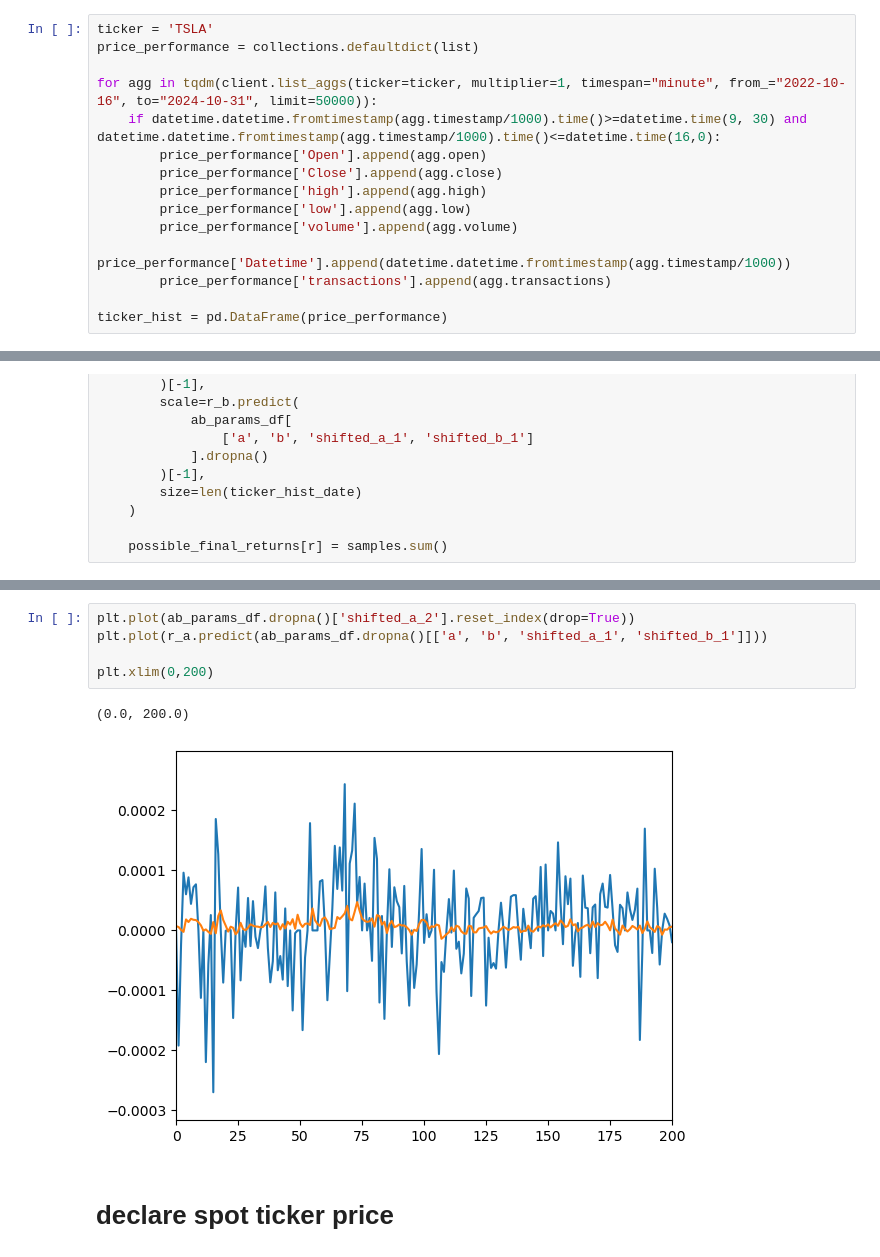
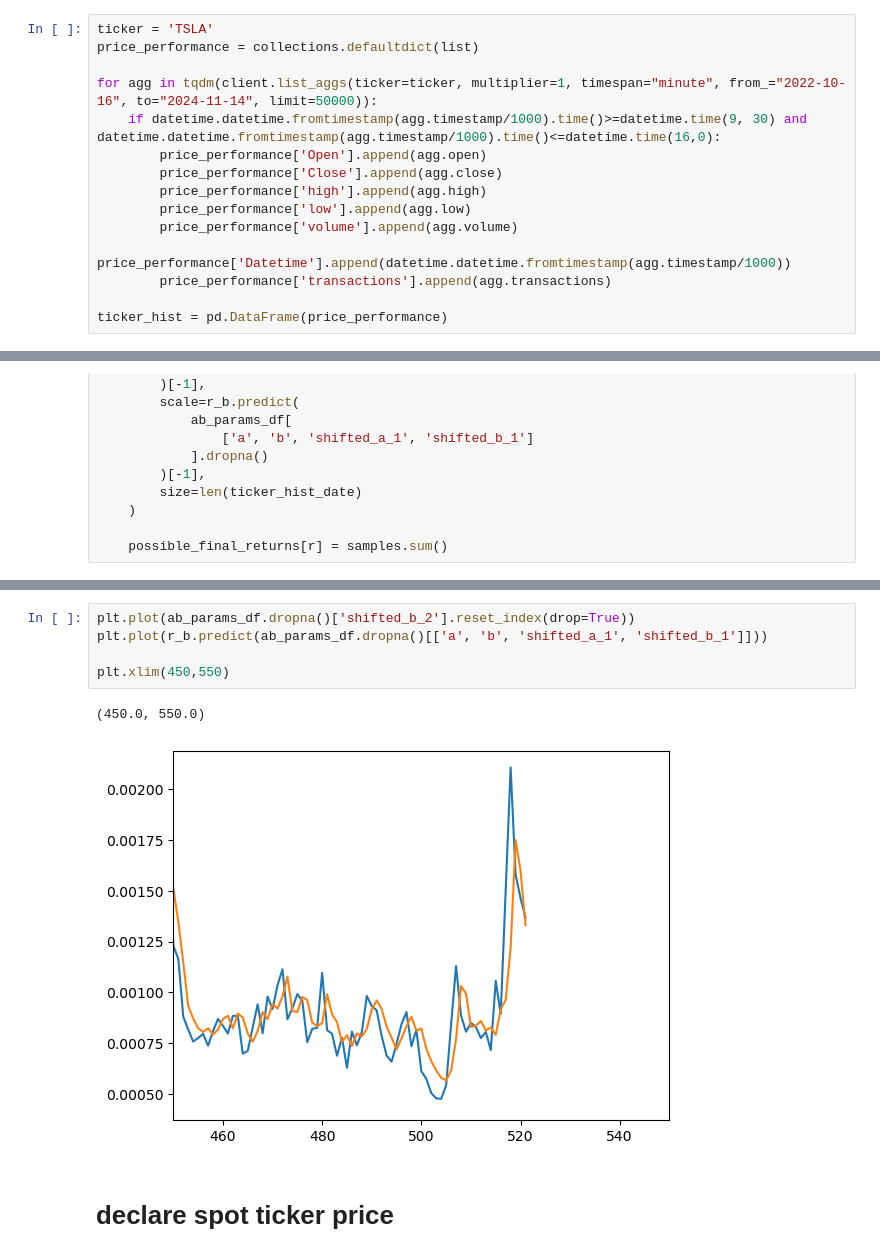
Before and after one commit to sachdved/algo_trading, a Jupyter notebook: TradingDecisions/2024-11-01_tsla_condor_price_minute.ipynb, the cells around one changed output, grey strips where cells are left out. Saved outputs shown, nothing was run; the diff lists cells and outputs as text.

```diff
--- a/TradingDecisions/2024-11-01_tsla_condor_price_minute.ipynb
+++ b/TradingDecisions/2024-11-01_tsla_condor_price_minute.ipynb
@@ -45,7 +45,7 @@ os.environ['PYSPARK_DRIVER_PYTHON'] = sys.executable
 ticker = 'TSLA'
 price_performance = collections.defaultdict(list)
 
-for agg in tqdm(client.list_aggs(ticker=ticker, multiplier=1, timespan="minute", from_="2022-10-16", to="2024-10-31", limit=50000)):
+for agg in tqdm(client.list_aggs(ticker=ticker, multiplier=1, timespan="minute", from_="2022-10-16", to="2024-11-14", limit=50000)):
     if datetime.datetime.fromtimestamp(agg.timestamp/1000).time()>=datetime.time(9, 30) and datetime.datetime.fromtimestamp(agg.timestamp/1000).time()<=datetime.time(16,0):
         price_performance['Open'].append(agg.open)
         price_performance['Close'].append(agg.close)
@@ -232,11 +232,11 @@ plt.scatter(
 # %%
-plt.plot(ab_params_df.dropna()['shifted_a_2'].reset_index(drop=True))
-plt.plot(r_a.predict(ab_params_df.dropna()[['a', 'b', 'shifted_a_1', 'shifted_b_1']]))
+plt.plot(ab_params_df.dropna()['shifted_b_2'].reset_index(drop=True))
+plt.plot(r_b.predict(ab_params_df.dropna()[['a', 'b', 'shifted_a_1', 'shifted_b_1']]))
 
-plt.xlim(0,200)
+plt.xlim(450,550)
 # %% [output]
-(0.0, 200.0)
+(450.0, 550.0)
-[figure, old version]
+[figure, new version]
 # %% [markdown]
 # declare spot ticker price
 # %%
```
Also changed, not shown: parts of 24 cells of this notebook, 9 other files.
